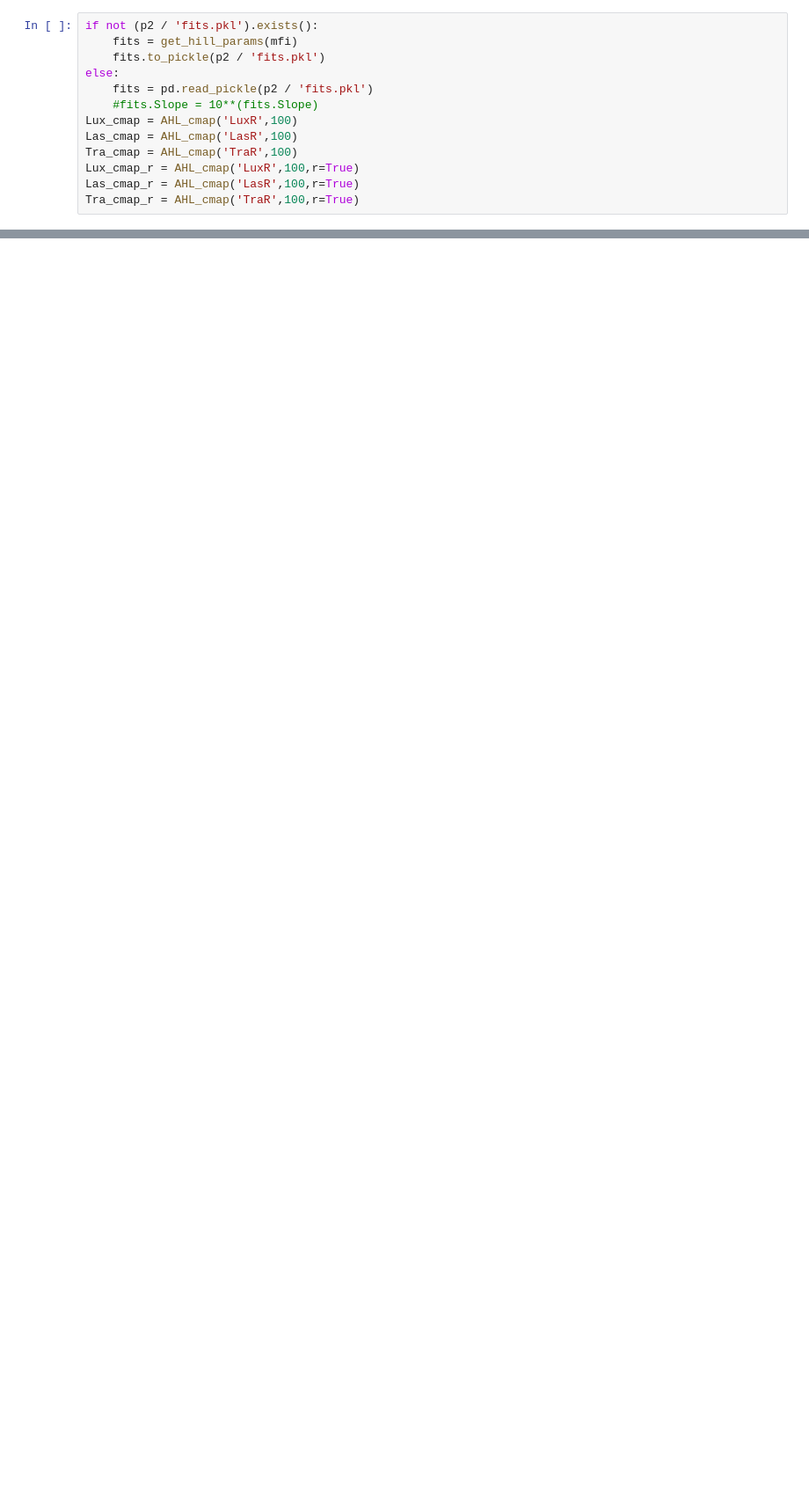
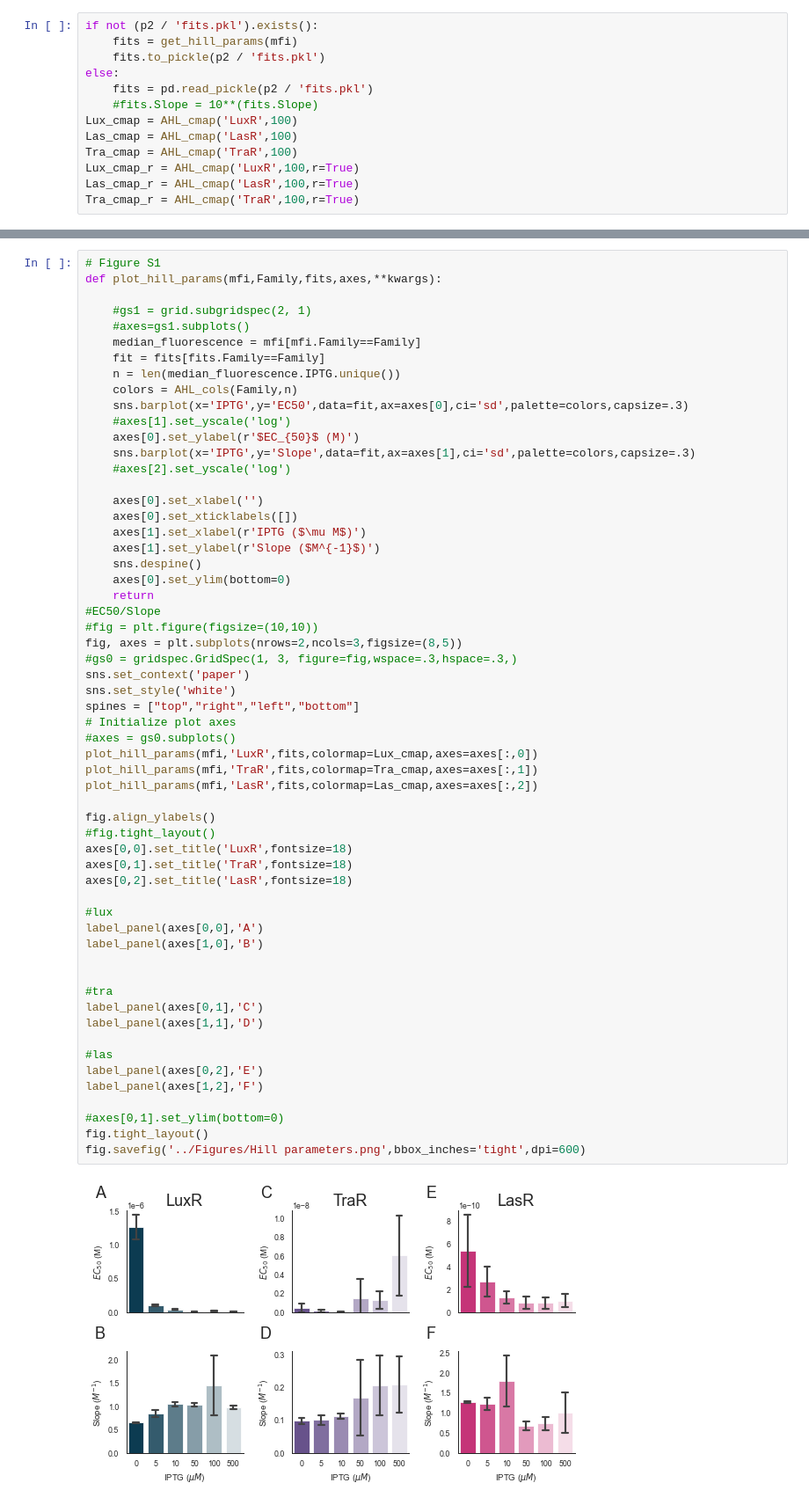
Before and after one commit to Jsakkos/cyano-sync, a Jupyter notebook: notebooks/Characterization.ipynb, the cells around one changed output, grey strips where cells are left out. Shown at 88% size. Saved outputs shown, nothing was run; the diff lists cells and outputs as text; blank space fills up the shorter version.

```diff
--- a/notebooks/Characterization.ipynb
+++ b/notebooks/Characterization.ipynb
@@ -380,0 +421,60 @@ fig.savefig('../Figures/SE Characterization.png',dpi=300,bbox_inches='tight')
+# %%
+# Figure S1
+def plot_hill_params(mfi,Family,fits,axes,**kwargs):
+
+    #gs1 = grid.subgridspec(2, 1)
+    #axes=gs1.subplots()
+    median_fluorescence = mfi[mfi.Family==Family]
+    fit = fits[fits.Family==Family]
+    n = len(median_fluorescence.IPTG.unique())
+    colors = AHL_cols(Family,n)
+    sns.barplot(x='IPTG',y='EC50',data=fit,ax=axes[0],ci='sd',palette=colors,capsize=.3)
+    #axes[1].set_yscale('log')
+    axes[0].set_ylabel(r'$EC_{50}$ (M)')
+    sns.barplot(x='IPTG',y='Slope',data=fit,ax=axes[1],ci='sd',palette=colors,capsize=.3)
+    #axes[2].set_yscale('log')
+
+    axes[0].set_xlabel('')
+    axes[0].set_xticklabels([])
+    axes[1].set_xlabel(r'IPTG ($\mu M$)')
+    axes[1].set_ylabel(r'Slope ($M^{-1}$)')
+    sns.despine()
+    axes[0].set_ylim(bottom=0)
+    return
+#EC50/Slope
+#fig = plt.figure(figsize=(10,10))
+fig, axes = plt.subplots(nrows=2,ncols=3,figsize=(8,5))
+#gs0 = gridspec.GridSpec(1, 3, figure=fig,wspace=.3,hspace=.3,)
+sns.set_context('paper')
+sns.set_style('white')
+spines = ["top","right","left","bottom"]
+# Initialize plot axes
+#axes = gs0.subplots()
+plot_hill_params(mfi,'LuxR',fits,colormap=Lux_cmap,axes=axes[:,0])
+plot_hill_params(mfi,'TraR',fits,colormap=Tra_cmap,axes=axes[:,1])
+plot_hill_params(mfi,'LasR',fits,colormap=Las_cmap,axes=axes[:,2])
+
+fig.align_ylabels()
+#fig.tight_layout()
+axes[0,0].set_title('LuxR',fontsize=18)
+axes[0,1].set_title('TraR',fontsize=18)
+axes[0,2].set_title('LasR',fontsize=18)
+
+#lux
+label_panel(axes[0,0],'A')
+label_panel(axes[1,0],'B')
+
+
+#tra
+label_panel(axes[0,1],'C')
+label_panel(axes[1,1],'D')
+
+#las
+label_panel(axes[0,2],'E')
+label_panel(axes[1,2],'F')
+
+#axes[0,1].set_ylim(bottom=0)
+fig.tight_layout()
+fig.savefig('../Figures/Hill parameters.png',bbox_inches='tight',dpi=600)
+# %% [output]
+[figure, added]
```
Also changed, not shown: parts of 6 cells of this notebook, 15 other files.
